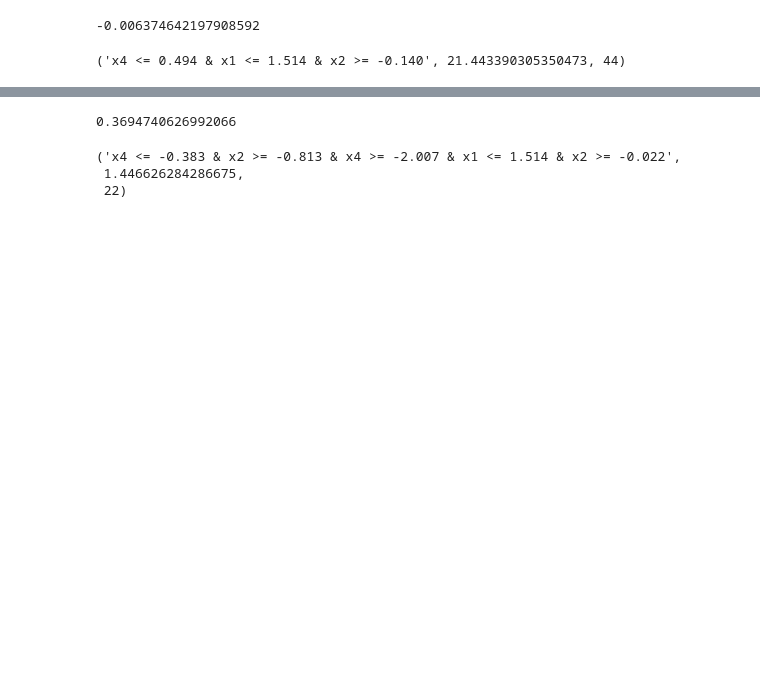
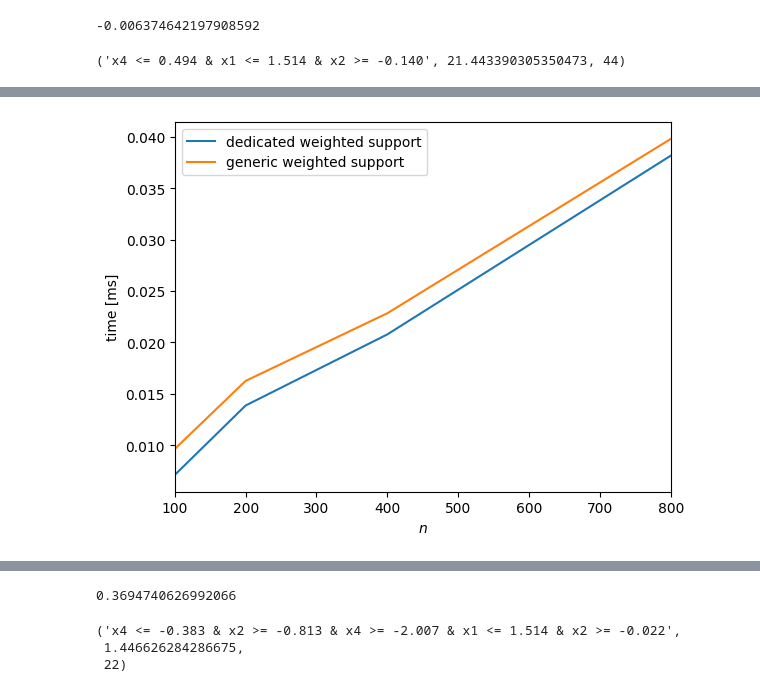
Before and after one commit to marioboley/optikon, a Jupyter notebook: spikes/generic_greedy.ipynb, the cells around one changed output, grey strips where cells are left out. Cells and saved outputs as stored; diff of their text form; code cells hidden in the pictures; blank space fills up the shorter version.

Commit message:
time comparison #5

```diff
--- a/spikes/generic_greedy.ipynb
+++ b/spikes/generic_greedy.ipynb
@@ -102,7 +119,7 @@ def max_weighted_support_greedy(x, y, max_depth=5):
     return res, best_sum, {'cum_support_count': cum_support_count,
                            'non_separable': non_separable}
 
-res, val, stats = max_weighted_support_greedy(x, y)
+res, val, stats = max_weighted_support_greedy(x_4_100, y_4_100)
 res.as_conj_str(), val
 # %% [output]
 ('x4 <= 0.494 & x1 <= 1.514 & x2 >= -0.140', 21.443390305350473)
@@ -228,3 +249,13 @@ res.as_conj_str(), val, len(res.support_all(x))
 # %%
-%timeit max_weighted_support_greedy(x, y)
+times_dedicated = np.zeros(4)
+
+r1 = %timeit -o max_weighted_support_greedy(x_4_100, y_4_100)
+times_dedicated[0] = r1.best
+r2 = %timeit -o max_weighted_support_greedy(x_4_200, y_4_200)
+times_dedicated[1] = r2.best
+r3 = %timeit -o max_weighted_support_greedy(x_4_400, y_4_400)
+times_dedicated[2] = r3.best
+r4 = %timeit -o max_weighted_support_greedy(x_4_800, y_4_800)
+times_dedicated[3] = r4.best
+times_dedicated
 # %% [output]
@@ -232,3 +267,9 @@ res.as_conj_str(), val, len(res.support_all(x))
 # %%
-%timeit greedy_maximization(x, WeightedSupport(y))
+r1 = %timeit -o greedy_maximization(x_4_100, WeightedSupport(y_4_100))
+r2 = %timeit -o greedy_maximization(x_4_200, WeightedSupport(y_4_200))
+r3 = %timeit -o greedy_maximization(x_4_400, WeightedSupport(y_4_400))
+r4 = %timeit -o greedy_maximization(x_4_800, WeightedSupport(y_4_800))
+
+times_generic = np.array([r1.best, r2.best, r3.best, r4.best])
+times_generic
 # %% [output]
@@ -238,0 +281,13 @@ File "../../../../../../var/folders/zw/qxvhv2ms1rx684818_y1cvl40000gn/T/ipykerne
+# %%
+from matplotlib import pyplot as plt
+
+ns = np.array([100, 200, 400, 800])
+plt.plot(ns, times_dedicated*1000, label='dedicated weighted support')
+plt.plot(ns, times_generic*1000, label='generic weighted support')
+plt.ylabel('time [ms]')
+plt.xlabel('$n$')
+plt.margins(x=0)
+plt.legend()
+plt.show()
+# %% [output]
+[figure, added]
```
Also changed, not shown: parts of 13 cells of this notebook.
